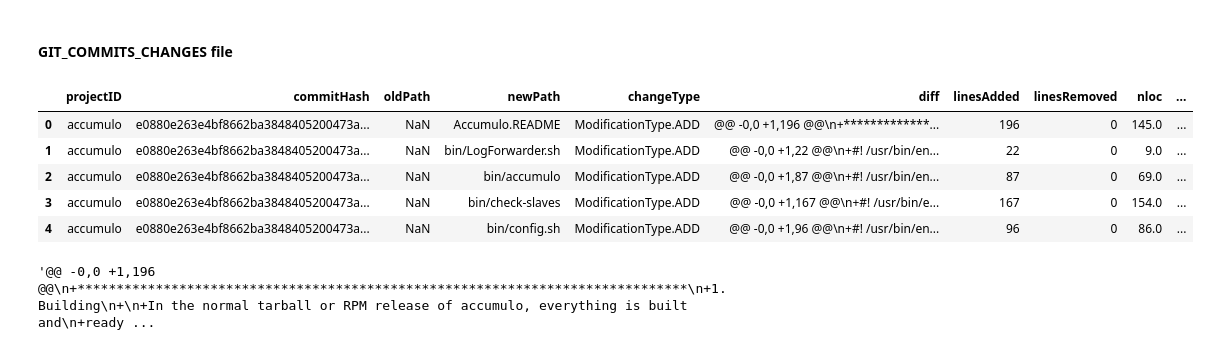
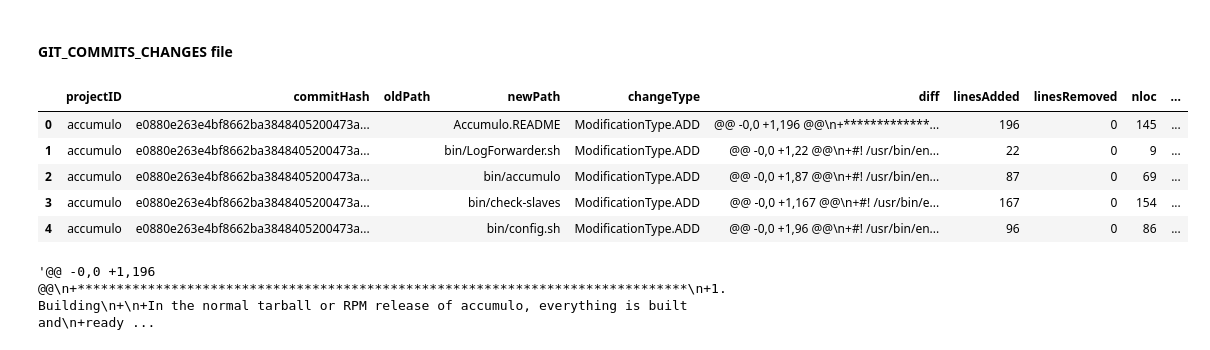
Before and after one commit to danigoju/Technical-Debt-DLMP, a Jupyter notebook: notebooks/data_exploration.ipynb, the cells around one changed output. Drawn from its saved outputs; the diff is of its cells as text; code cells hidden in the pictures.

```diff
--- a/notebooks/data_exploration.ipynb
+++ b/notebooks/data_exploration.ipynb
@@ -13,2 +8,8 @@ Mounted at /content/drive
+# %%
+conn = sqlite3.connect('../src/data/td_V1.db')
+commits = pd.read_sql_query("SELECT * FROM GIT_COMMITS",conn)
+commits_changes = pd.read_sql_query("SELECT * FROM GIT_COMMITS_CHANGES",conn)
+faults = pd.read_sql_query("SELECT * FROM szz_fault_inducing_commits",conn)
+refactoring = pd.read_sql_query("SELECT * FROM refactoring_miner",conn)
 # %% [markdown]
 #### GIT COMMITS file
@@ -510,10 +503,10 @@ commit_changes = pd.read_csv('/content/drive/My Drive/TAED 2 lab1/data v1/GIT_CO
 # %%
-commit_changes.head()
+commits_changes.head()
 # %% [output]
 |  | projectID | commitHash | oldPath | newPath | changeType | diff | linesAdded | linesRemoved | nloc | ... |
-| 0 | accumulo | e0880e263e4bf8662ba3848405200473a... | NaN | Accumulo.README | ModificationType.ADD | @@ -0,0 +1,196 @@\n+*************... | 196 | 0 | 145.0 | ... |
-| 1 | accumulo | e0880e263e4bf8662ba3848405200473a... | NaN | bin/LogForwarder.sh | ModificationType.ADD | @@ -0,0 +1,22 @@\n+#! /usr/bin/en... | 22 | 0 | 9.0 | ... |
-| 2 | accumulo | e0880e263e4bf8662ba3848405200473a... | NaN | bin/accumulo | ModificationType.ADD | @@ -0,0 +1,87 @@\n+#! /usr/bin/en... | 87 | 0 | 69.0 | ... |
-| 3 | accumulo | e0880e263e4bf8662ba3848405200473a... | NaN | bin/check-slaves | ModificationType.ADD | @@ -0,0 +1,167 @@\n+#! /usr/bin/e... | 167 | 0 | 154.0 | ... |
-| 4 | accumulo | e0880e263e4bf8662ba3848405200473a... | NaN | bin/config.sh | ModificationType.ADD | @@ -0,0 +1,96 @@\n+#! /usr/bin/en... | 96 | 0 | 86.0 | ... |
+| 0 | accumulo | e0880e263e4bf8662ba3848405200473a... |  | Accumulo.README | ModificationType.ADD | @@ -0,0 +1,196 @@\n+*************... | 196 | 0 | 145 | ... |
+| 1 | accumulo | e0880e263e4bf8662ba3848405200473a... |  | bin/LogForwarder.sh | ModificationType.ADD | @@ -0,0 +1,22 @@\n+#! /usr/bin/en... | 22 | 0 | 9 | ... |
+| 2 | accumulo | e0880e263e4bf8662ba3848405200473a... |  | bin/accumulo | ModificationType.ADD | @@ -0,0 +1,87 @@\n+#! /usr/bin/en... | 87 | 0 | 69 | ... |
+| 3 | accumulo | e0880e263e4bf8662ba3848405200473a... |  | bin/check-slaves | ModificationType.ADD | @@ -0,0 +1,167 @@\n+#! /usr/bin/e... | 167 | 0 | 154 | ... |
+| 4 | accumulo | e0880e263e4bf8662ba3848405200473a... |  | bin/config.sh | ModificationType.ADD | @@ -0,0 +1,96 @@\n+#! /usr/bin/en... | 96 | 0 | 86 | ... |
 # %%
```
Also changed, not shown: parts of 32 cells of this notebook, 1 other file.
